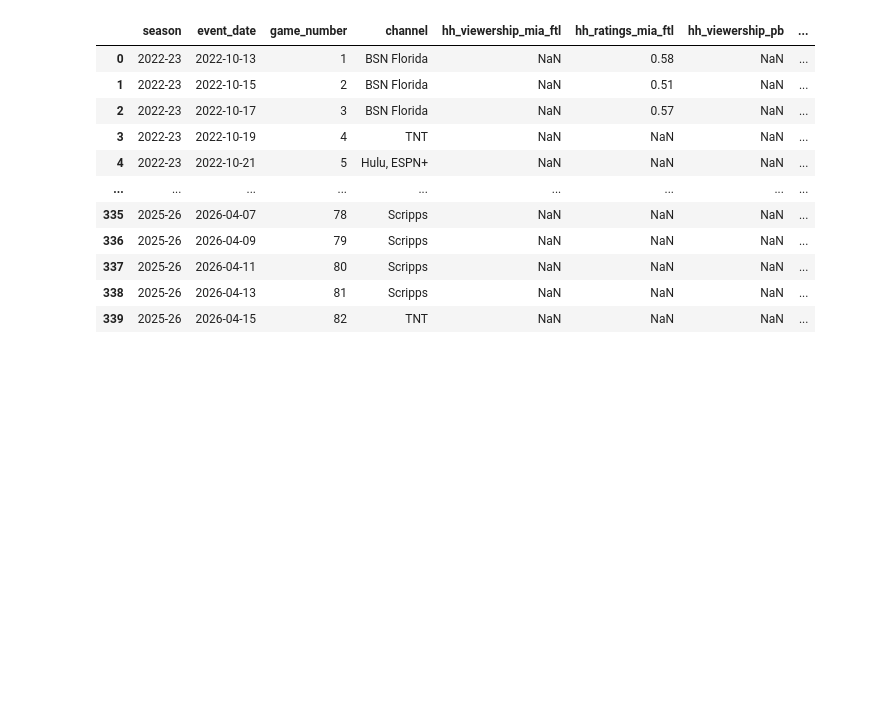
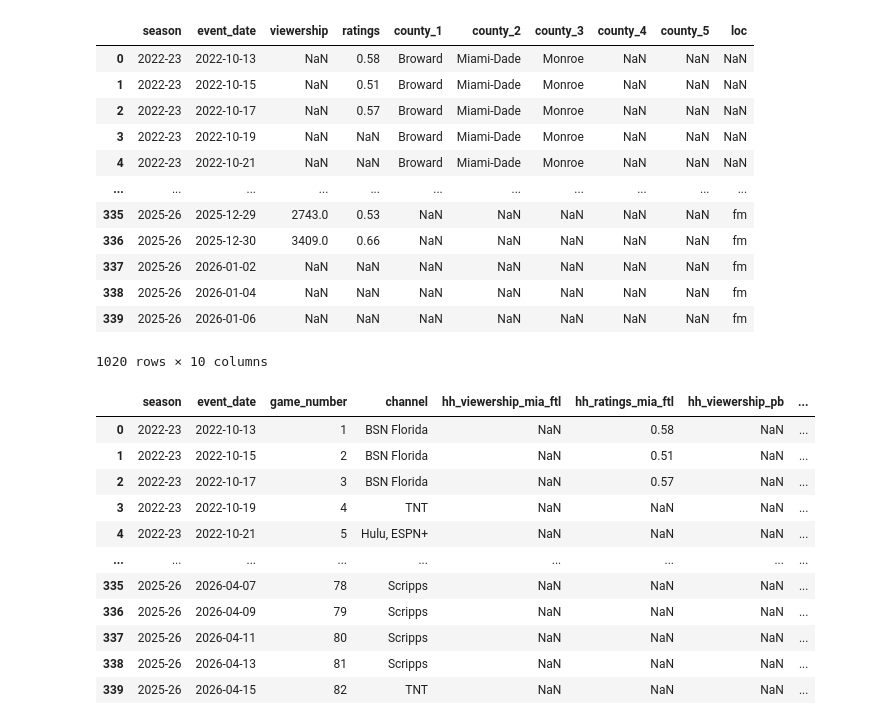
Before and after one commit to riffere-fla/pandas_party, a Jupyter notebook: historical_tv_ratings_map.ipynb, the cells around one changed output. Saved outputs shown, nothing was run; the diff lists cells and outputs as text; code cells hidden in the pictures; blank space fills up the shorter version.

```diff
--- a/historical_tv_ratings_map.ipynb
+++ b/historical_tv_ratings_map.ipynb
@@ -30,6 +30,60 @@ def get_redshift_credentials() -> Dict:
 
 with ThreadPoolExecutor(1) as pool:
     rs_creds = pool.submit(lambda: get_redshift_credentials()).result()
+# %%
+q = """
+SELECT
+    *
+FROM
+    custom.historical_tv_ratings
+"""
+
+df = FLA_Redshift(**rs_creds).query_warehouse(sql_string = q)
+# %%
+mia_ftl = df[['season','event_date','hh_viewership_mia_ftl_game','hh_ratings_mia_ftl_game'
+              ]].rename(columns = {'hh_viewership_mia_ftl_game' : 'viewership', 'hh_ratings_mia_ftl_game' : 'ratings'})
+
+mia_ftl['county_1'] = 'Broward'
+mia_ftl['county_2'] = 'Miami-Dade'
+mia_ftl['county_3'] = 'Monroe'
+mia_ftl['county_4'] = np.nan
+mia_ftl['county_5'] = np.nan
+
+pb = df[['season','event_date','hh_viewership_pb_game','hh_ratings_pb_game'
+         ]].rename(columns = {'hh_viewership_pb_game' : 'viewership', 'hh_ratings_pb_game' : 'ratings'})
+
+pb['county_1'] = 'Palm'
+pb['county_2'] = 'Miami-Dade'
+pb['county_3'] = 'Monroe'
+pb['county_4'] = np.nan
+pb['county_5'] = np.nan
+
+fm = df[['season','event_date','hh_viewership_fm_game','hh_ratings_fm_game'
+         ]].rename(columns = {'hh_viewership_fm_game' : 'viewership', 'hh_ratings_fm_game' : 'ratings'})
+
+fm['county_1'] = 'Broward'
+fm['county_2'] = 'Miami-Dade'
+fm['county_3'] = 'Monroe'
+fm['county_4'] = np.nan
+fm['county_5'] = np.nan
+
+final = pd.concat(objs = [mia_ftl,pb,fm], axis = 0)
+
+final
+# %% [output]
+|  | season | event_date | viewership | ratings | county_1 | county_2 | county_3 | county_4 | county_5 | loc |
+| 0 | 2022-23 | 2022-10-13 | NaN | 0.58 | Broward | Miami-Dade | Monroe | NaN | NaN | NaN |
+| 1 | 2022-23 | 2022-10-15 | NaN | 0.51 | Broward | Miami-Dade | Monroe | NaN | NaN | NaN |
+| 2 | 2022-23 | 2022-10-17 | NaN | 0.57 | Broward | Miami-Dade | Monroe | NaN | NaN | NaN |
+| 3 | 2022-23 | 2022-10-19 | NaN | NaN | Broward | Miami-Dade | Monroe | NaN | NaN | NaN |
+| 4 | 2022-23 | 2022-10-21 | NaN | NaN | Broward | Miami-Dade | Monroe | NaN | NaN | NaN |
+| ... | ... | ... | ... | ... | ... | ... | ... | ... | ... | ... |
+| 335 | 2025-26 | 2025-12-29 | 2743.0 | 0.53 | NaN | NaN | NaN | NaN | NaN | fm |
+| 336 | 2025-26 | 2025-12-30 | 3409.0 | 0.66 | NaN | NaN | NaN | NaN | NaN | fm |
+| 337 | 2025-26 | 2026-01-02 | NaN | NaN | NaN | NaN | NaN | NaN | NaN | fm |
+| 338 | 2025-26 | 2026-01-04 | NaN | NaN | NaN | NaN | NaN | NaN | NaN | fm |
+| 339 | 2025-26 | 2026-01-06 | NaN | NaN | NaN | NaN | NaN | NaN | NaN | fm |
+1020 rows × 10 columns
 # %%
 # historical_tv_ratings_map = pd.read_csv("C:\\Users\\riffere\\Desktop\\historical_tv_ratings_map.csv")
 # FLA_Redshift(**rs_creds).write_to_warehouse(df = historical_tv_ratings_map, table_name= "historical_tv_ratings_map")
```
Also changed, not shown: 1 other file.
